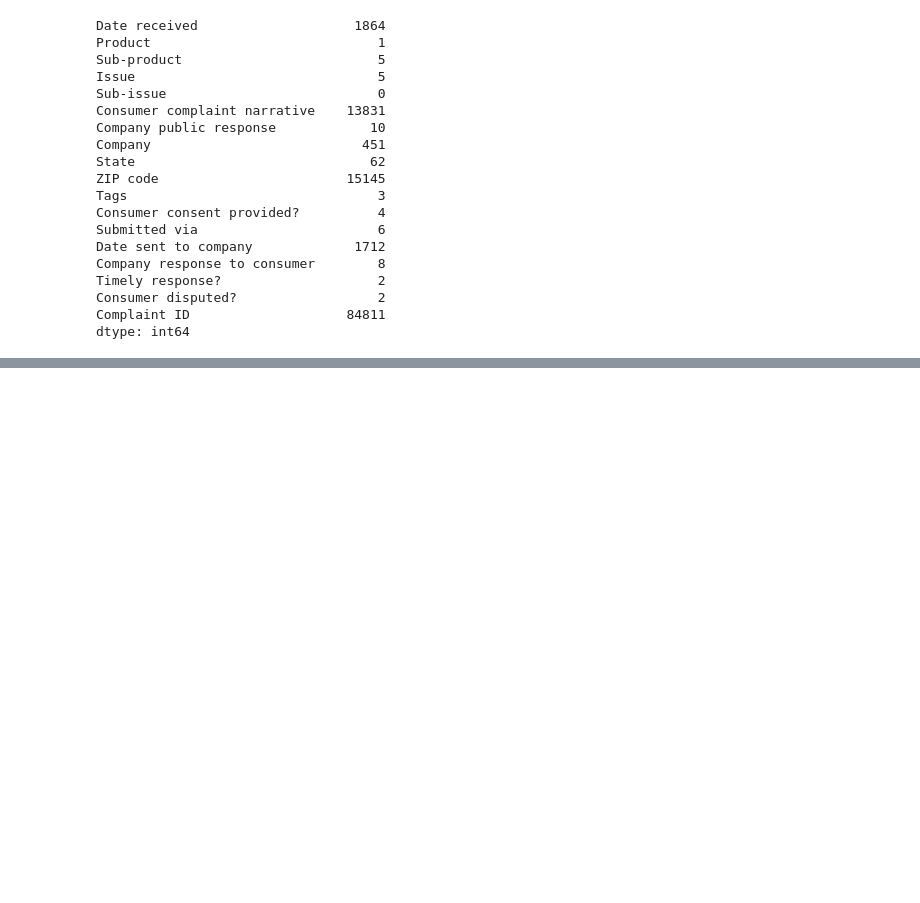
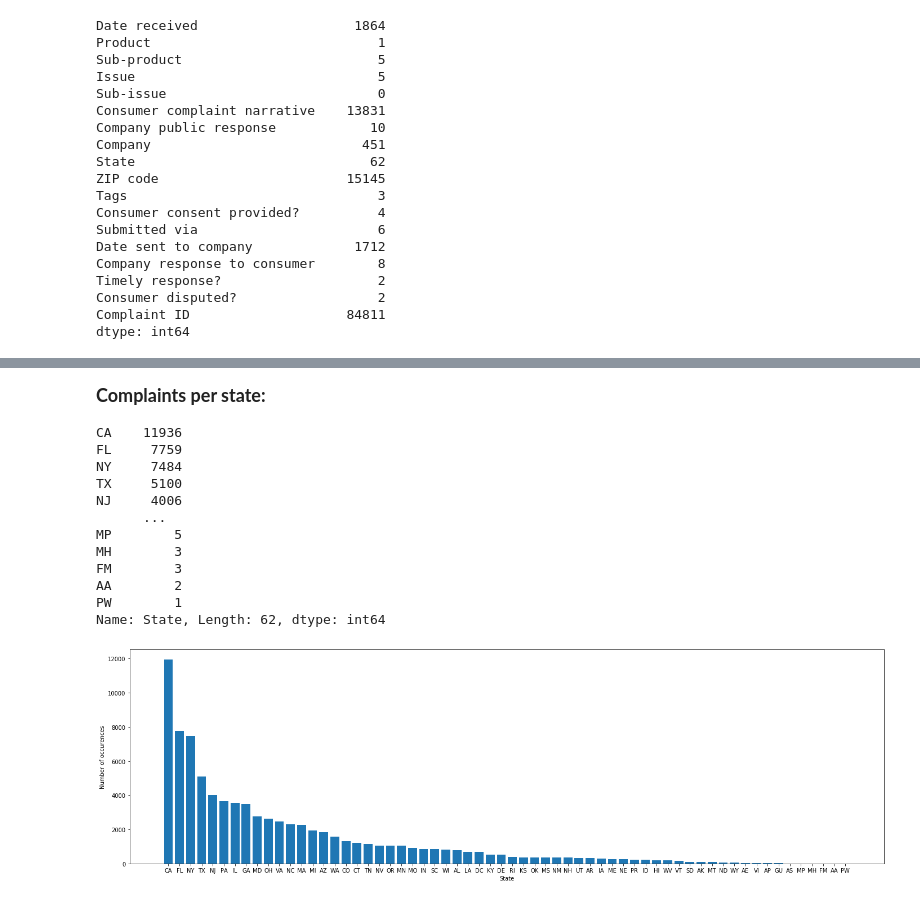
Before and after one commit to aminedassouli/Bank_account, a Jupyter notebook: Bank_Account_or_Service_Complaints.ipynb, the cells around one changed output, grey strips where cells are left out. Saved outputs shown, nothing was run; the diff lists cells and outputs as text; code cells hidden in the pictures; blank space fills up the shorter version.

Commit message:
Analysing data values and complaints per state

```diff
--- a/Bank_Account_or_Service_Complaints.ipynb
+++ b/Bank_Account_or_Service_Complaints.ipynb
@@ -183,10 +166,0 @@ Number of people who stayed : 7963 | Percentage : 79.63 %
-# %%
-# Simple plot of the two classes
-labels = ["Stayed","Left"]
-plt.style.use('ggplot')
-classes.plot(kind = 'bar', rot=0)
-plt.title("Transaction class distribution", {"fontsize" : 14})
-plt.xticks(range(2), labels)
-plt.xlabel("Class of people")
-plt.ylabel("Frequency")
-plt.show()
@@ -728,0 +173,21 @@ weighted avg       0.75      0.75      0.75       815
+# %% [markdown]
+<font size=4>
+<b>Complaints per state:</b>
+</font>
+# %%
+plt.figure(figsize=(24,7))
+_plot_bar(df_data["State"], number_keep=100, x_label="State")
+# %% [output]
+CA    11936
+FL     7759
+NY     7484
+TX     5100
+NJ     4006
+      ...
+MP        5
+MH        3
+FM        3
+AA        2
+PW        1
+Name: State, Length: 62, dtype: int64
+[figure, added]
```
Also changed, not shown: parts of 96 cells of this notebook, 1 other file.
